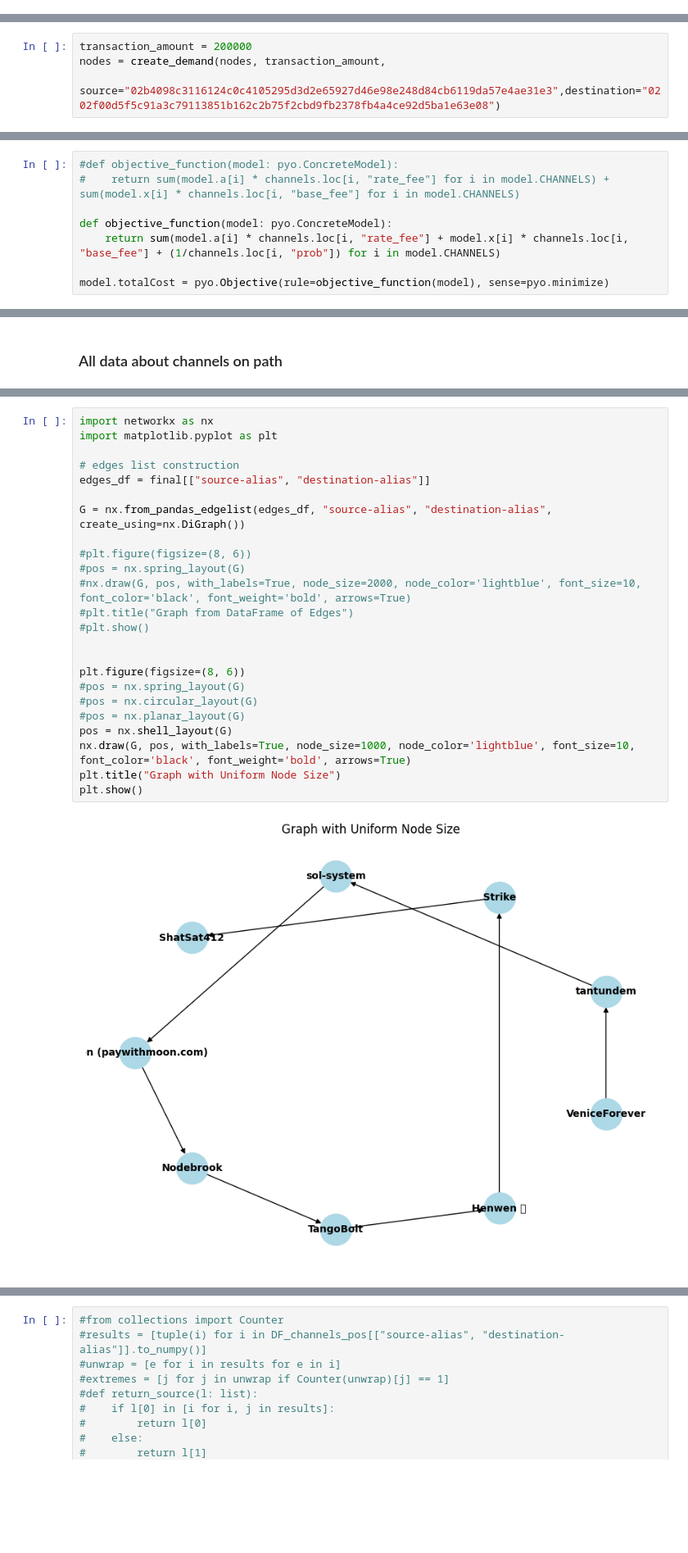
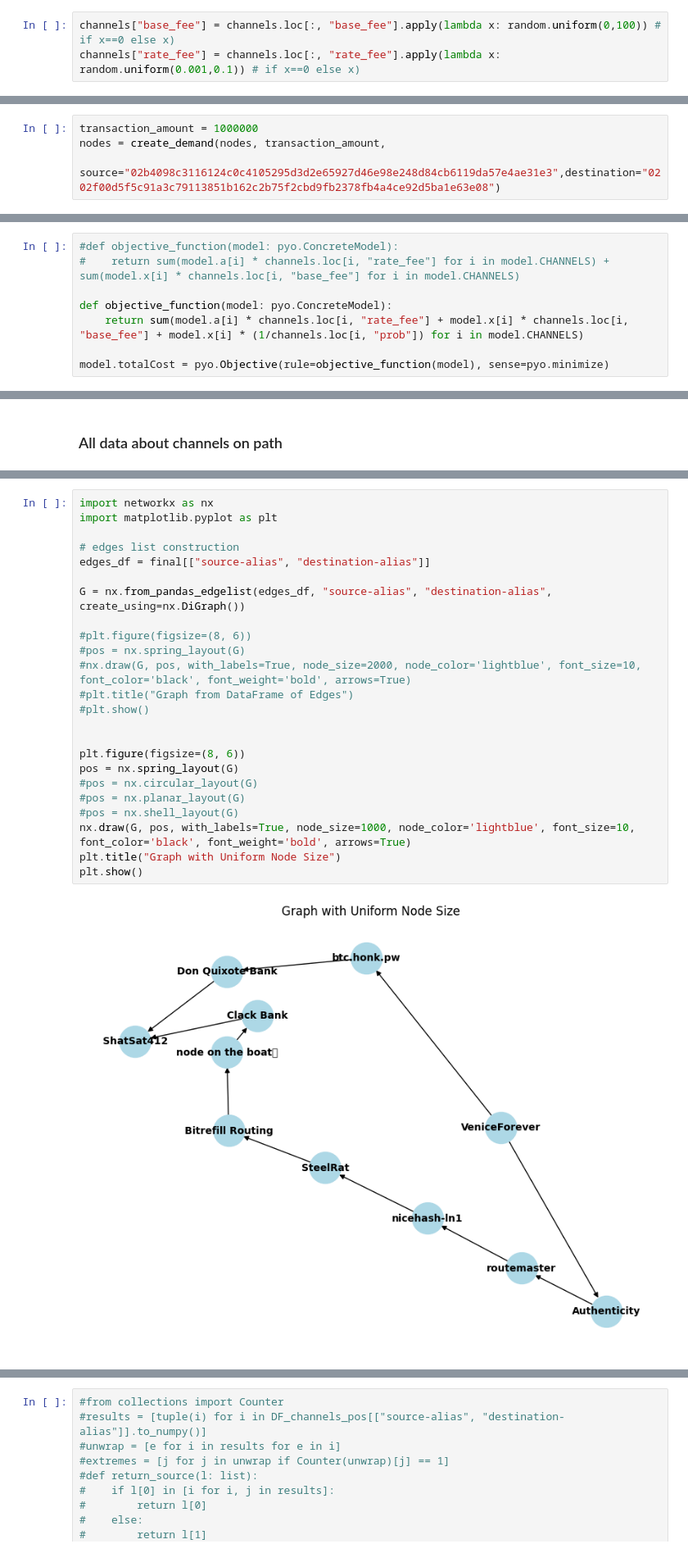
Before and after one commit to FiliTol/LN-pathfinding, a Jupyter notebook: scripts/original/scenario1.0-edges-probability.ipynb, the cells around one changed output, grey strips where cells are left out. Shown at 82% size. Saved outputs shown, nothing was run; the diff lists cells and outputs as text; blank space fills up the shorter version.

```diff
--- a/scripts/original/scenario1.0-edges-probability.ipynb
+++ b/scripts/original/scenario1.0-edges-probability.ipynb
@@ -9,6 +10,9 @@ import numpy as np
 # %%
 nodes = pd.read_pickle("../../data/original/nodes.pkl")
 channels = pd.read_pickle("../../data/original/channels.pkl")
+# %%
+channels["base_fee"] = channels.loc[:, "base_fee"].apply(lambda x: random.uniform(0,100)) # if x==0 else x)
+channels["rate_fee"] = channels.loc[:, "rate_fee"].apply(lambda x: random.uniform(0.001,0.1)) # if x==0 else x)
 # %% [markdown]
 ## Modeling
 # %%
@@ -30,5 +34,5 @@ model.CHANNELS = pyo.Set(initialize=[(channels.loc[i, "node1_pub"], channels.loc
 # %%
-transaction_amount = 200000
+transaction_amount = 1000000
 nodes = create_demand(nodes, transaction_amount,
                       source="02b4098c3116124c0c4105295d3d2e65927d46e98e248d84cb6119da57e4ae31e3",destination="0202f00d5f5c91a3c79113851b162c2b75f2cbd9fb2378fb4a4ce92d5ba1e63e08")
 # %% [output]
@@ -76,7 +80,7 @@ channels
 #    return sum(model.a[i] * channels.loc[i, "rate_fee"] for i in model.CHANNELS) + sum(model.x[i] * channels.loc[i, "base_fee"] for i in model.CHANNELS)
 
 def objective_function(model: pyo.ConcreteModel):
-    return sum(model.a[i] * channels.loc[i, "rate_fee"] + model.x[i] * channels.loc[i, "base_fee"] + (1/channels.loc[i, "prob"]) for i in model.CHANNELS)
+    return sum(model.a[i] * channels.loc[i, "rate_fee"] + model.x[i] * channels.loc[i, "base_fee"] + model.x[i] * (1/channels.loc[i, "prob"]) for i in model.CHANNELS)
 
 model.totalCost = pyo.Objective(rule=objective_function(model), sense=pyo.minimize)
 # %% [output]
@@ -249,29 +255,29 @@ Transacting 200000 sats costs 22.201 (0.0111005% of transaction amount)
 # %%
 import networkx as nx
 import matplotlib.pyplot as plt
 
 # edges list construction
 edges_df = final[["source-alias", "destination-alias"]]
 
 G = nx.from_pandas_edgelist(edges_df, "source-alias", "destination-alias", create_using=nx.DiGraph())
 
 #plt.figure(figsize=(8, 6))
 #pos = nx.spring_layout(G)
 #nx.draw(G, pos, with_labels=True, node_size=2000, node_color='lightblue', font_size=10, font_color='black', font_weight='bold', arrows=True)
 #plt.title("Graph from DataFrame of Edges")
 #plt.show()
 
 
 plt.figure(figsize=(8, 6))
-#pos = nx.spring_layout(G)
+pos = nx.spring_layout(G)
 #pos = nx.circular_layout(G)
 #pos = nx.planar_layout(G)
-pos = nx.shell_layout(G)
+#pos = nx.shell_layout(G)
 nx.draw(G, pos, with_labels=True, node_size=1000, node_color='lightblue', font_size=10, font_color='black', font_weight='bold', arrows=True)
 plt.title("Graph with Uniform Node Size")
 plt.show()
 # %% [output]
-[figure, old version]
+[figure, new version]
 # %%
 for i in nx.strongly_connected_components(G):
     print(i)
```
Also changed, not shown: parts of 15 cells of this notebook, 6 other files.
